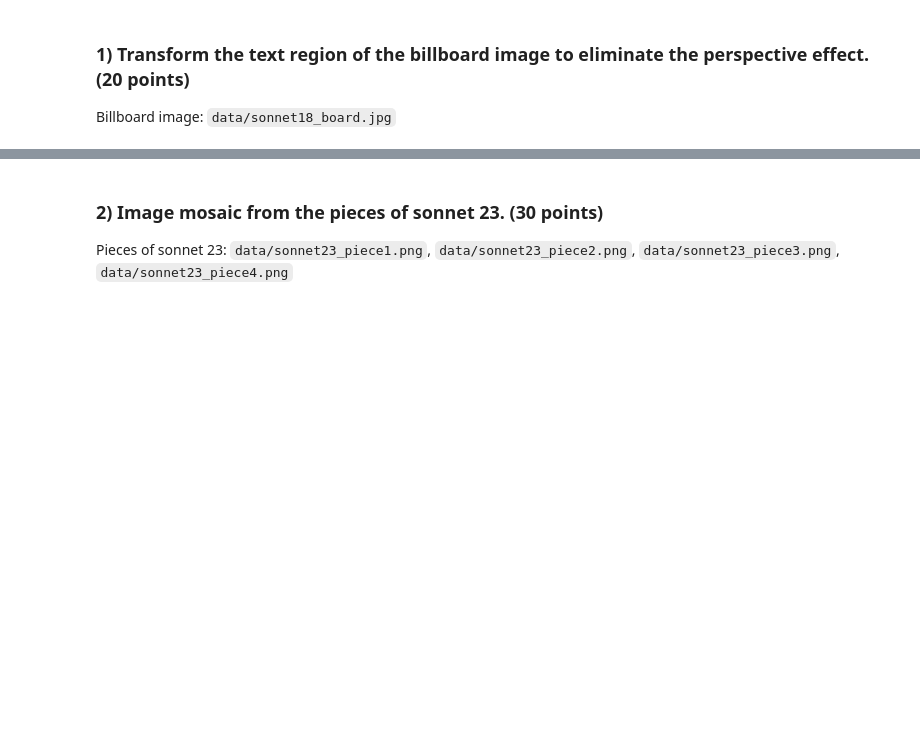
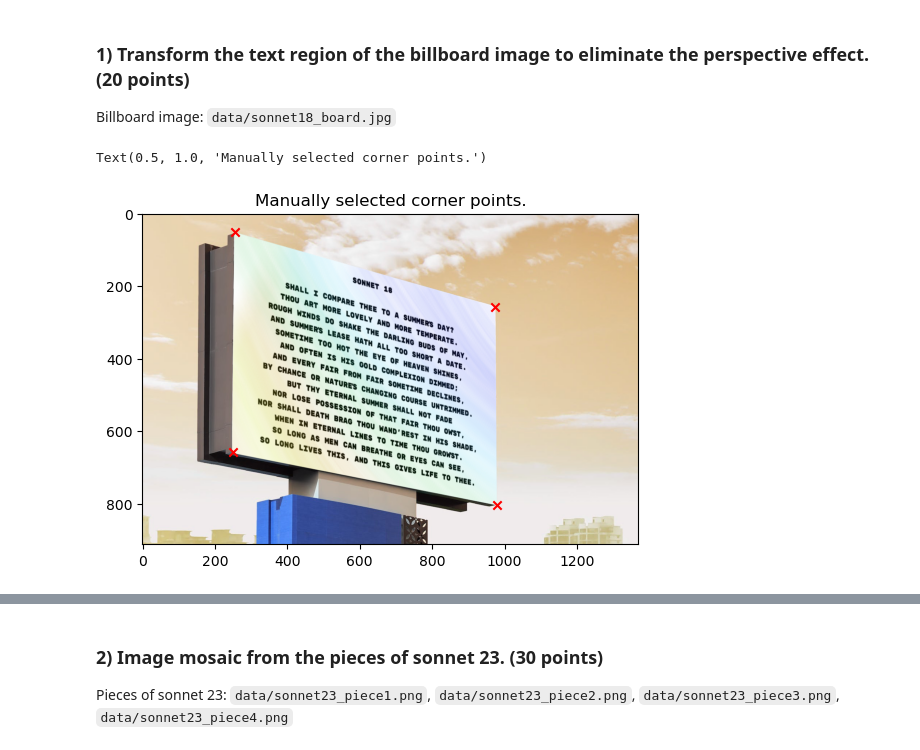
Before and after one commit to tongqingyue/cv-AU7005, a Jupyter notebook: Spring24_CV_PG_HW3_1.ipynb, the cells around one changed output, grey strips where cells are left out. Drawn from its saved outputs; the diff is of its cells as text; code cells hidden in the pictures; blank space fills up the shorter version.

```diff
--- a/Spring24_CV_PG_HW3_1.ipynb
+++ b/Spring24_CV_PG_HW3_1.ipynb
@@ -52,0 +51,16 @@ Billboard image: `data/sonnet18_board.jpg`
+# %%
+# Answer here
+import numpy as np
+
+# manually select 4 corner points from the billboard image
+# left-up, right-up, left-down, right-down
+corner_points = np.array([[255, 51], [974, 256], [251, 659], [979, 803]],dtype="float32")
+
+plt.figure()
+init_img = cv2.imread('data/sonnet18_board.jpg')
+plt.imshow(init_img)
+plt.scatter(corner_points[:,0], corner_points[:,1], marker='x', color='r')
+plt.title('Manually selected corner points.')
+# %% [output]
+Text(0.5, 1.0, 'Manually selected corner points.')
+[figure, added]
```
Also changed, not shown: parts of 13 cells of this notebook, 19 other files.
